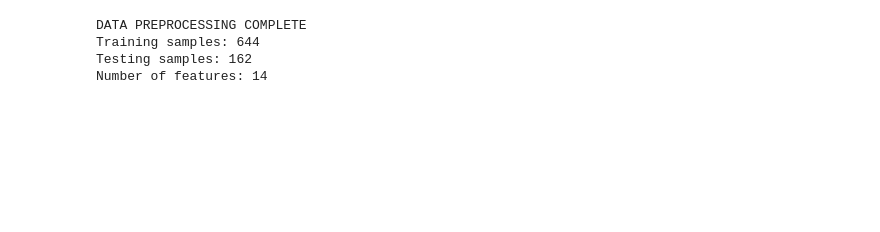
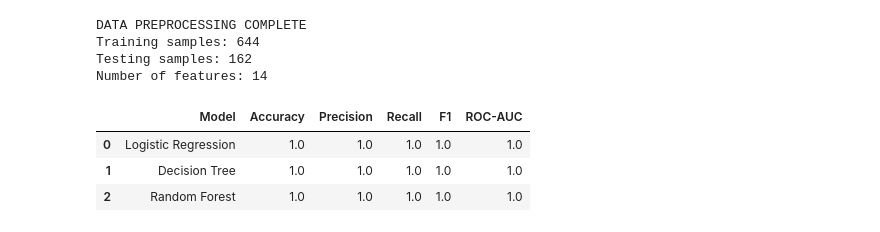
Before and after one commit to anushah-200/factcheckAI, a Jupyter notebook: notebooks/09_data_preprocessing.ipynb, the cells around one changed output. Drawn from its saved outputs; the diff is of its cells as text; code cells hidden in the pictures; blank space fills up the shorter version.

```diff
--- a/notebooks/09_data_preprocessing.ipynb
+++ b/notebooks/09_data_preprocessing.ipynb
@@ -713,3 +720,13 @@ DATA PREPROCESSING COMPLETE
 Training samples: 644
 Testing samples: 162
 Number of features: 14
+# %%
+
+comparison = pd.read_csv("/content/drive/MyDrive/factcheckAI/outputs/model_comparison.csv")
+
+comparison
+# %% [output]
+|  | Model | Accuracy | Precision | Recall | F1 | ROC-AUC |
+| 0 | Logistic Regression | 1.0 | 1.0 | 1.0 | 1.0 | 1.0 |
+| 1 | Decision Tree | 1.0 | 1.0 | 1.0 | 1.0 | 1.0 |
+| 2 | Random Forest | 1.0 | 1.0 | 1.0 | 1.0 | 1.0 |
```
Also changed, not shown: parts of 5 cells of this notebook.
